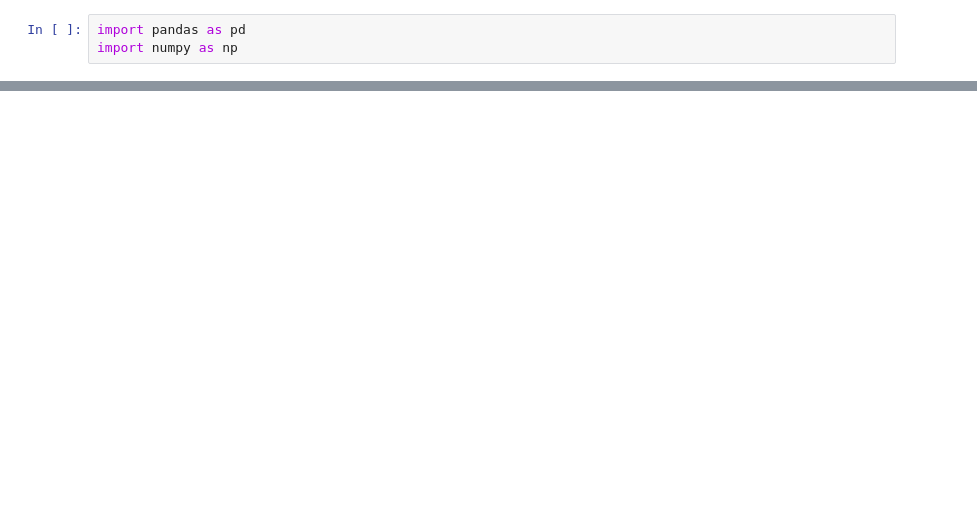
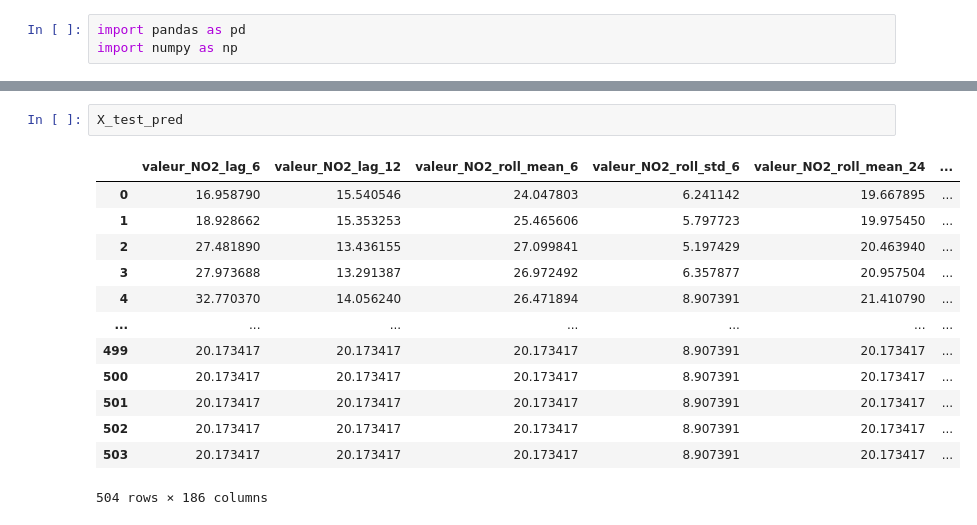
Before and after one commit to Sheetal-12/Air_Quality_Prediction_Paris, a Jupyter notebook: data/data_newfeats.ipynb, the cells around one changed output, grey strips where cells are left out. Drawn from its saved outputs; the diff is of its cells as text; blank space fills up the shorter version.

```diff
--- a/data/data_newfeats.ipynb
+++ b/data/data_newfeats.ipynb
@@ -178,0 +213,16 @@ X_train, Y_train, X_test_pred, meta_test, feat_cols = build_dataset(df_tr, df_te
+# %%
+X_test_pred
+# %% [output]
+|  | valeur_NO2_lag_6 | valeur_NO2_lag_12 | valeur_NO2_roll_mean_6 | valeur_NO2_roll_std_6 | valeur_NO2_roll_mean_24 | ... |
+| 0 | 16.958790 | 15.540546 | 24.047803 | 6.241142 | 19.667895 | ... |
+| 1 | 18.928662 | 15.353253 | 25.465606 | 5.797723 | 19.975450 | ... |
+| 2 | 27.481890 | 13.436155 | 27.099841 | 5.197429 | 20.463940 | ... |
+| 3 | 27.973688 | 13.291387 | 26.972492 | 6.357877 | 20.957504 | ... |
+| 4 | 32.770370 | 14.056240 | 26.471894 | 8.907391 | 21.410790 | ... |
+| ... | ... | ... | ... | ... | ... | ... |
+| 499 | 20.173417 | 20.173417 | 20.173417 | 8.907391 | 20.173417 | ... |
+| 500 | 20.173417 | 20.173417 | 20.173417 | 8.907391 | 20.173417 | ... |
+| 501 | 20.173417 | 20.173417 | 20.173417 | 8.907391 | 20.173417 | ... |
+| 502 | 20.173417 | 20.173417 | 20.173417 | 8.907391 | 20.173417 | ... |
+| 503 | 20.173417 | 20.173417 | 20.173417 | 8.907391 | 20.173417 | ... |
+504 rows × 186 columns
```
Also changed, not shown: parts of 6 cells of this notebook.
